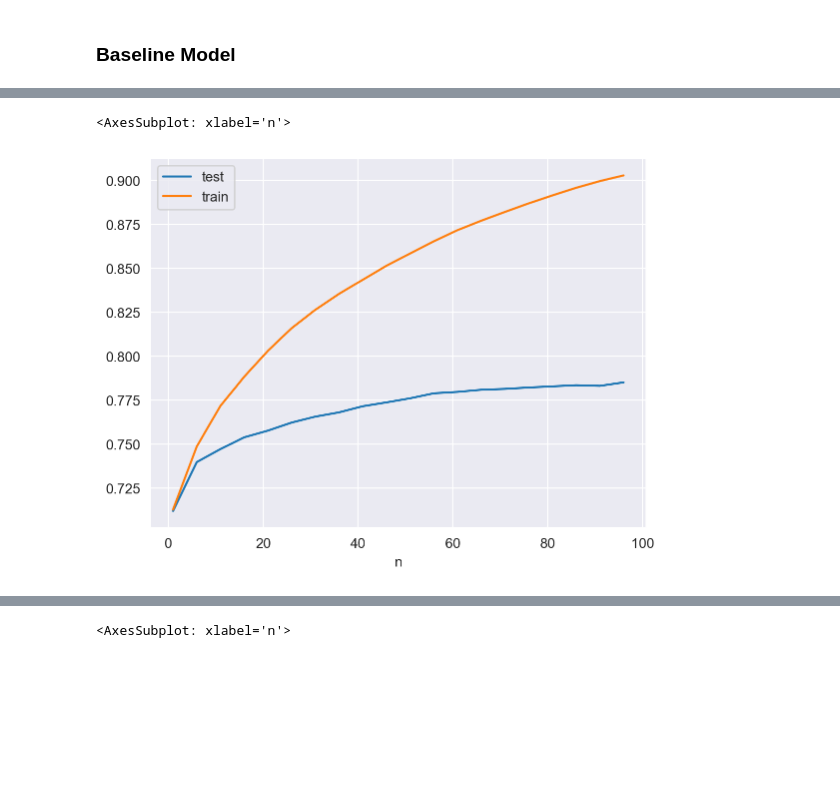
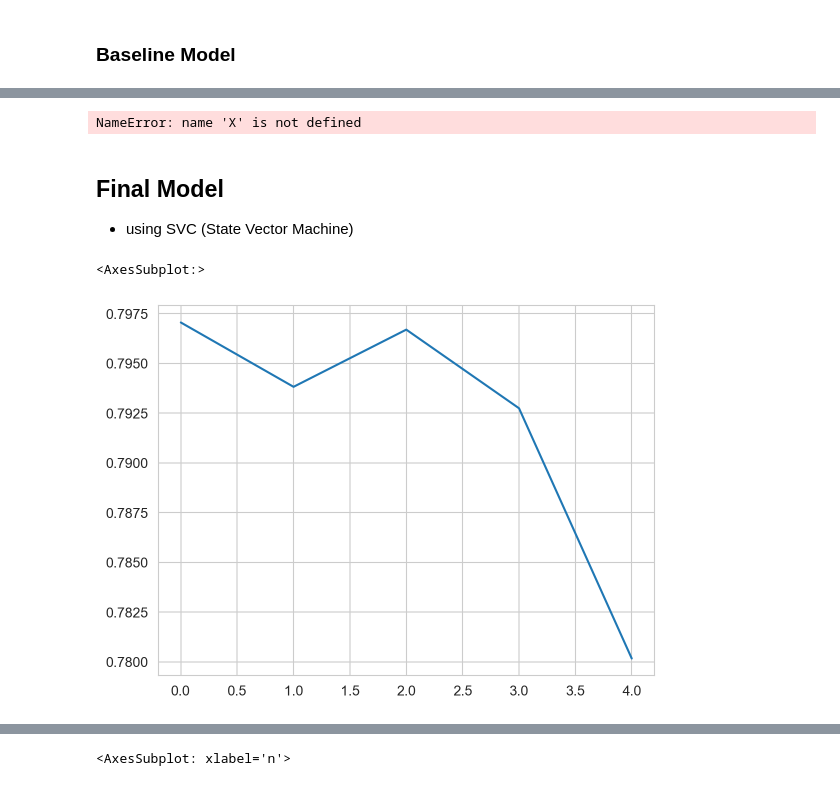
Before and after one commit to pemukl/dsc80-stock-prediction, a Jupyter notebook: stocks.ipynb, the cells around one changed output, grey strips where cells are left out. Cells and saved outputs as stored; diff of their text form; code cells hidden in the pictures; blank space fills up the shorter version.

```diff
--- a/stocks.ipynb
+++ b/stocks.ipynb
@@ -158,7 +152,8 @@ for n in range(1,100,5):
 
     run = {"test":[],"train":[]}
     for i in range(20):
-        X_train, X_test, y_train, y_test = train_test_split(X,y,random_state=i)
+        X_train, X_test, y_train, y_test = train_test_split(stocks[['type', 'amount', 'transaction_date', 'ticker']],
+                                                        stocks[['party']], random_state=i)
         pl.fit(X_train, y_train["party"])
         run["test"].append(pl.score(X_test, y_test["party"]))
         run["train"].append(pl.score(X_train, y_train["party"]))
@@ -171,5 +166,30 @@ for n in range(1,100,5):
 df = pd.DataFrame(res)
 df.set_index("n").plot()
 # %% [output]
-<AxesSubplot: xlabel='n'>
+NameError: name 'X' is not defined
-[figure, removed]
+# %% [markdown]
+## Final Model
+
+- using SVC (State Vector Machine)
+# %%
+pl = Pipeline([
+    ('preproc', preproc),
+    ('embedding', SVC(C=3, class_weight={"REP": 0.66, "DEM": 0.33})),
+])
+
+stocks["party"].value_counts()
+
+res = []
+for _ in range(5):
+    wo_bias = stocks
+    X_train, X_test, y_train, y_test = train_test_split(wo_bias.drop("party", axis = 1), wo_bias["party"])
+    pl.fit(X_train, y_train)
+    pl.score(X_test, y_test)
+
+    X_test["party"] = y_test
+
+    res.append(pl.score(stocks.drop(X_train.index).drop("party", axis = 1), stocks.drop(X_train.index)["party"]))
+pd.Series(res).plot()
+# %% [output]
+<AxesSubplot:>
+[figure, added]
```
Also changed, not shown: parts of 18 cells of this notebook.
